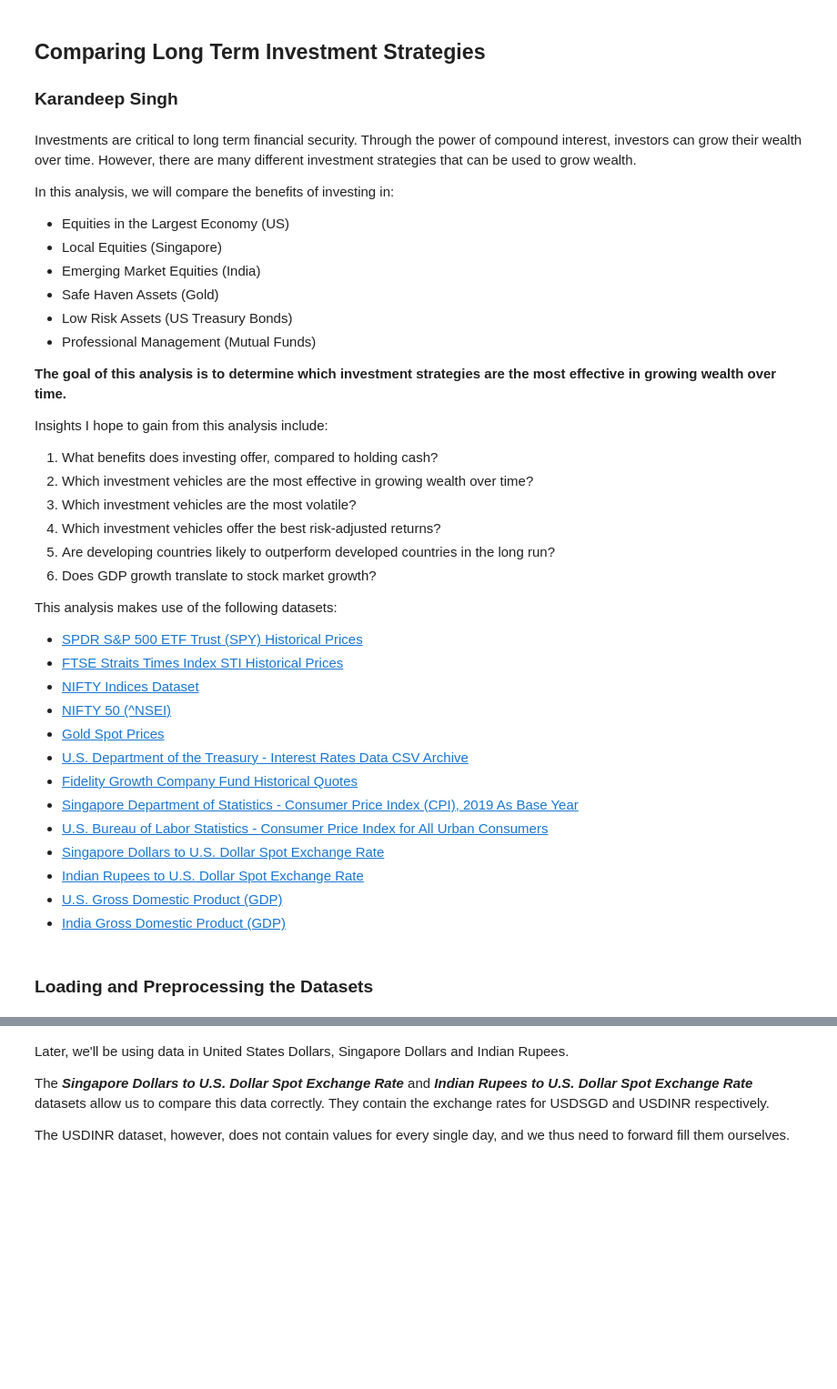
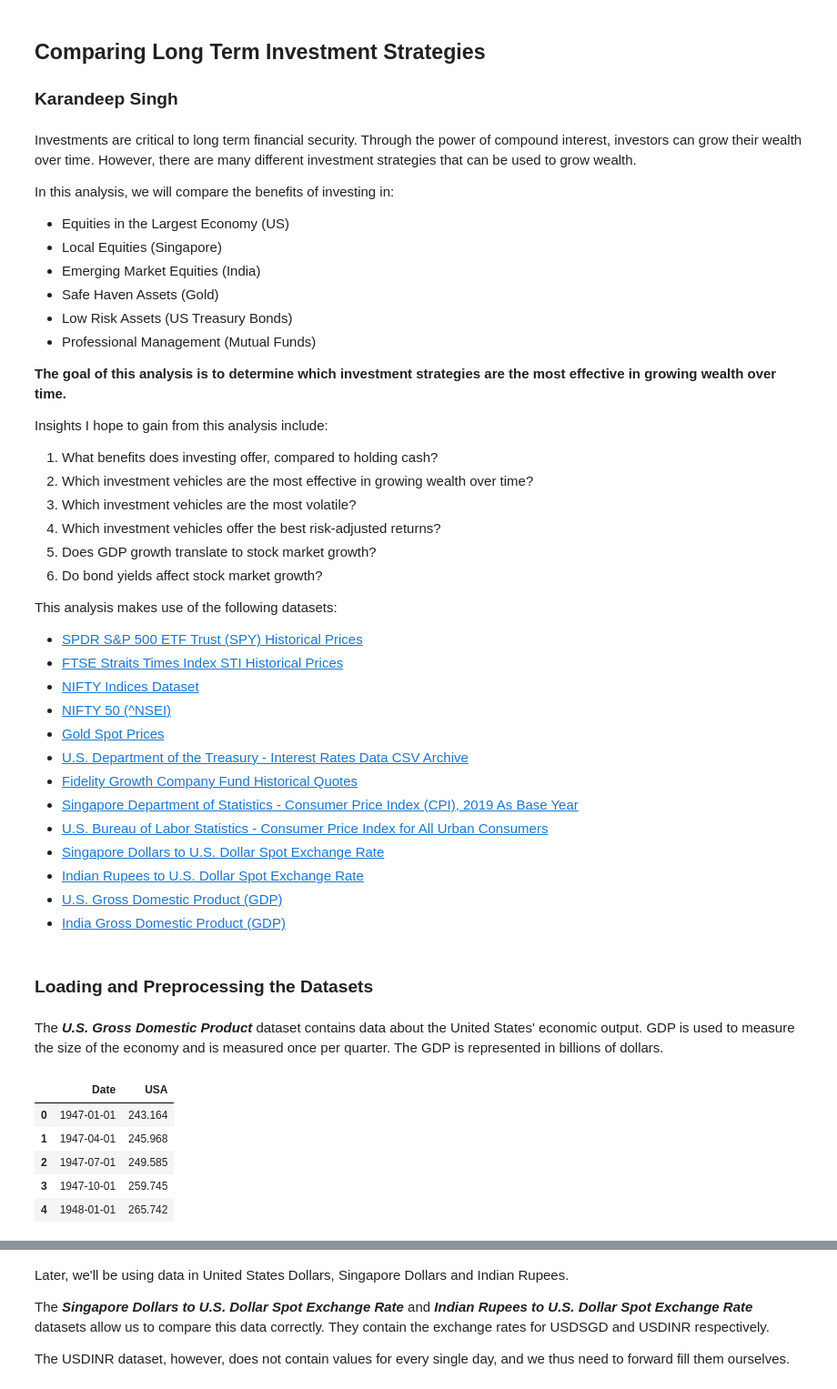
Before and after one commit to ConfuseIous/PDS-CA2, a Jupyter notebook: Main.ipynb, the cells around one changed output, grey strips where cells are left out. Shown at 91% size. Cells and saved outputs as stored; diff of their text form; code cells hidden in the pictures; blank space fills up the shorter version.

```diff
--- a/Main.ipynb
+++ b/Main.ipynb
@@ -20,8 +20,8 @@ Insights I hope to gain from this analysis include:
 2. Which investment vehicles are the most effective in growing wealth over time?
 3. Which investment vehicles are the most volatile?
 4. Which investment vehicles offer the best risk-adjusted returns?
-5. Are developing countries likely to outperform developed countries in the long run?
-6. Does GDP growth translate to stock market growth?
+5. Does GDP growth translate to stock market growth?
+6. Do bond yields affect stock market growth?
 
 This analysis makes use of the following datasets:
 - [SPDR S&P 500 ETF Trust (SPY) Historical Prices](https://finance.yahoo.com/quote/SPY/history?period1=1659308442&period2=1690844442&interval=1mo&filter=history&frequency=1mo&includeAdjustedClose=true)
@@ -62,2 +63,16 @@ class ParsedDataFrames:
 
 data = ParsedDataFrames()
+# %% [markdown]
+The ***U.S. Gross Domestic Product*** dataset contains data about the United States' economic output. GDP is used to measure the size of the economy and is measured once per quarter. The GDP is represented in billions of dollars.
+# %%
+gdp_data = pd.read_csv('data/USA-GDP.csv', parse_dates=True)
+gdp_data.columns = ['Date', 'USA']
+gdp_data['Date'] = pd.to_datetime(gdp_data['Date'])
+gdp_data.head()
+# %% [output]
+|  | Date | USA |
+| 0 | 1947-01-01 | 243.164 |
+| 1 | 1947-04-01 | 245.968 |
+| 2 | 1947-07-01 | 249.585 |
+| 3 | 1947-10-01 | 259.745 |
+| 4 | 1948-01-01 | 265.742 |
```
Also changed, not shown: parts of 7 cells of this notebook.
